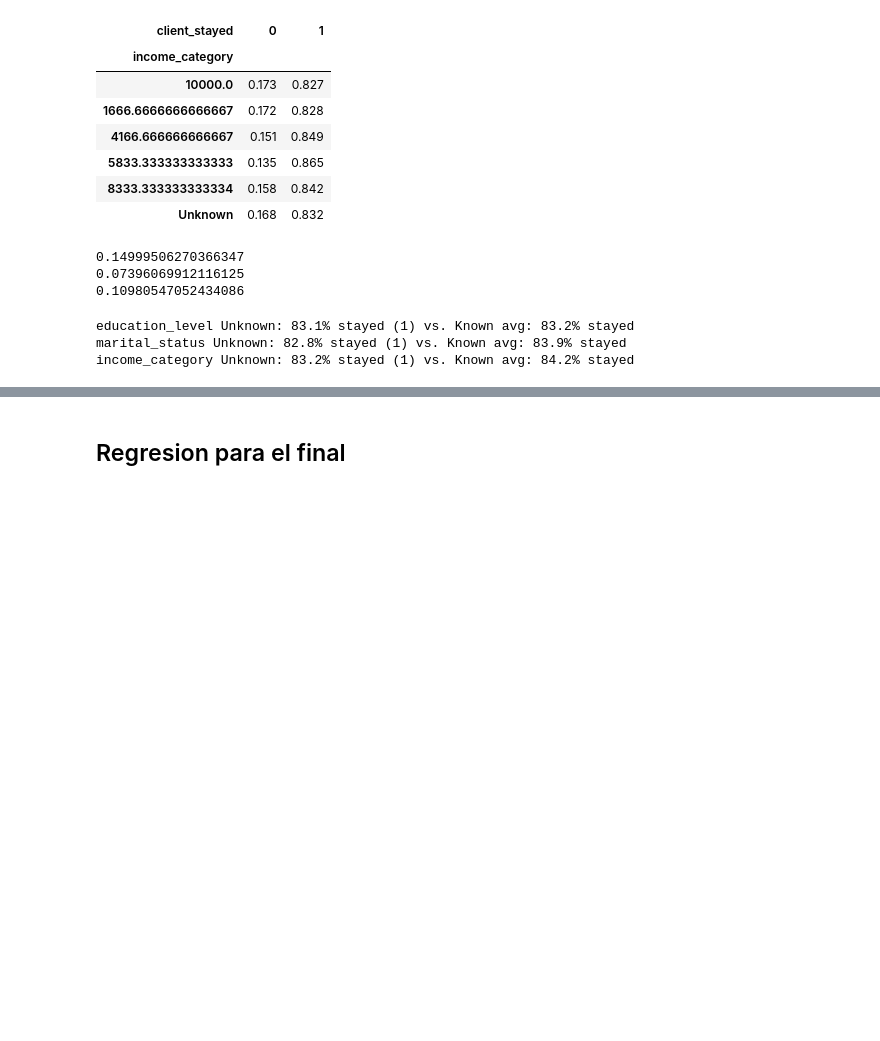
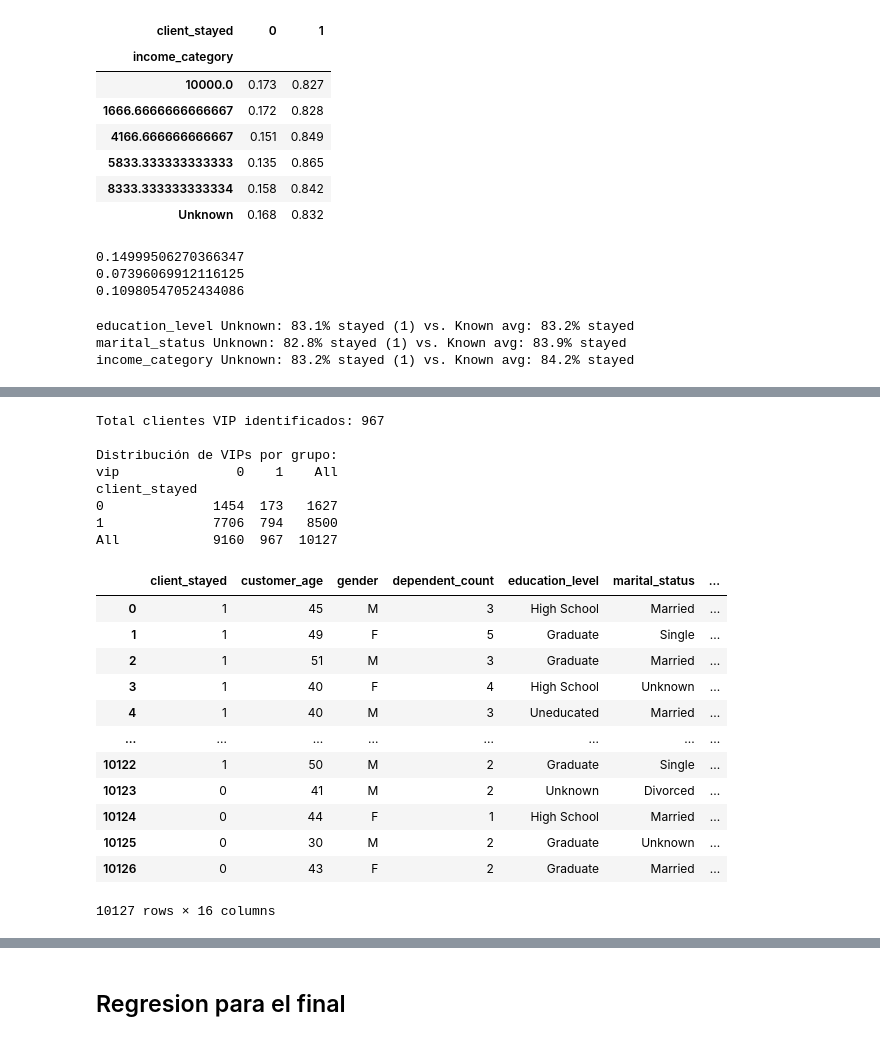
Before and after one commit to Toutl/Data-Processing-Laboratory, a Jupyter notebook: Examenes/III/Examen03.ipynb, the cells around one changed output, grey strips where cells are left out. Drawn from its saved outputs; the diff is of its cells as text; code cells hidden in the pictures; blank space fills up the shorter version.

```diff
--- a/Examenes/III/Examen03.ipynb
+++ b/Examenes/III/Examen03.ipynb
@@ -430,0 +573,31 @@ income_category Unknown: 83.2% stayed (1) vs. Known avg: 84.2% stayed
+# %%
+df_nuevo = agregar_columna_vip(
+    df=df,
+    columna_credito='credit_limit',
+    grupo_col='client_stayed',
+    metodo='IQR',
+    umbral=1.5
+)
+df
+# %% [output]
+Total clientes VIP identificados: 967
+
+Distribución de VIPs por grupo:
+vip               0    1    All
+client_stayed
+0              1454  173   1627
+1              7706  794   8500
+All            9160  967  10127
+|  | client_stayed | customer_age | gender | dependent_count | education_level | marital_status | ... |
+| 0 | 1 | 45 | M | 3 | High School | Married | ... |
+| 1 | 1 | 49 | F | 5 | Graduate | Single | ... |
+| 2 | 1 | 51 | M | 3 | Graduate | Married | ... |
+| 3 | 1 | 40 | F | 4 | High School | Unknown | ... |
+| 4 | 1 | 40 | M | 3 | Uneducated | Married | ... |
+| ... | ... | ... | ... | ... | ... | ... | ... |
+| 10122 | 1 | 50 | M | 2 | Graduate | Single | ... |
+| 10123 | 0 | 41 | M | 2 | Unknown | Divorced | ... |
+| 10124 | 0 | 44 | F | 1 | High School | Married | ... |
+| 10125 | 0 | 30 | M | 2 | Graduate | Unknown | ... |
+| 10126 | 0 | 43 | F | 2 | Graduate | Married | ... |
+10127 rows × 16 columns
```
Also changed, not shown: parts of 16 cells of this notebook.
